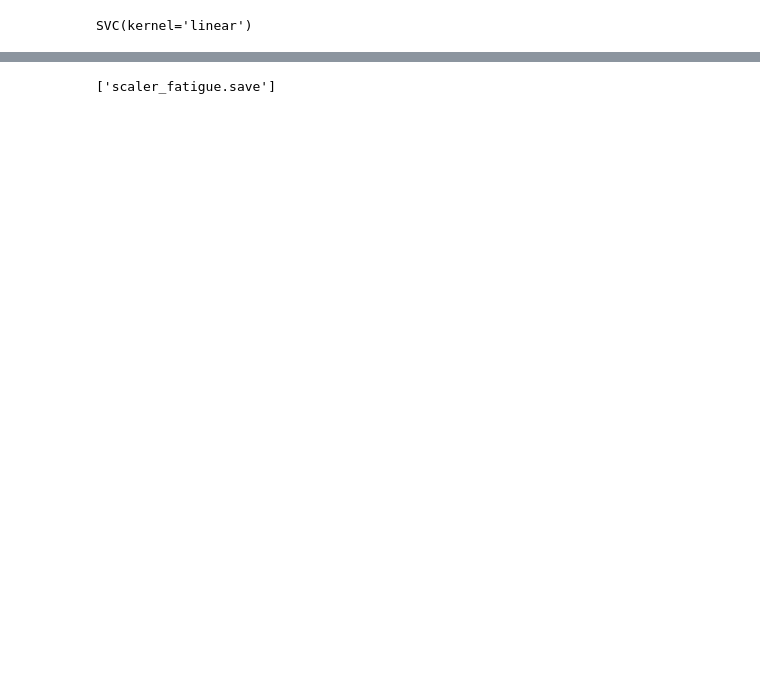
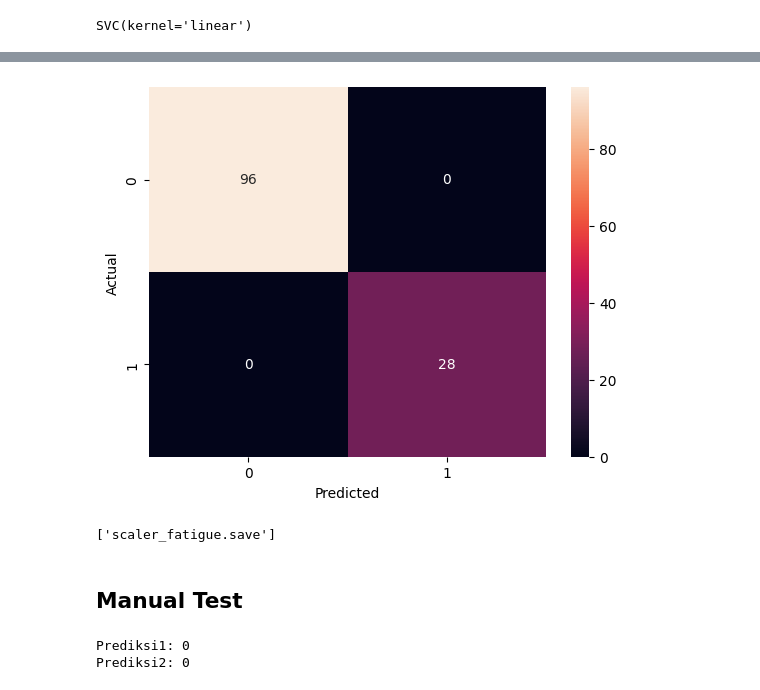
Before and after one commit to nurFattahh/fatigue_detection, a Jupyter notebook: notebooks/preprocessing.ipynb, the cells around one changed output, grey strips where cells are left out. Drawn from its saved outputs; the diff is of its cells as text; code cells hidden in the pictures; blank space fills up the shorter version.

```diff
--- a/notebooks/preprocessing.ipynb
+++ b/notebooks/preprocessing.ipynb
@@ -93,0 +126,8 @@ plt.show()
+# %%
+param_grid = {
+    'C': [0.1, 1, 10, 100],
+    'kernel': ['linear'],  # Tetap linear karena targetnya TinyML
+}
+# %%
+grid_search = GridSearchCV(SVC(), param_grid, cv=5, scoring='accuracy')
+grid_search.fit(X_train, y_train)
@@ -93,0 +138,7 @@ plt.show()
+# %%
+model = grid_search.best_estimator_
+y_pred_best = model.predict(X_test)
+print("=== Optimized Linear SVM (Grid Search) ===")
+print("Best Parameters:", grid_search.best_params_)
+print("Accuracy:", accuracy_score(y_test, y_pred_best))
+print(classification_report(y_test, y_pred_best))
@@ -94,3 +157,14 @@ plt.show()
+# %%
+from sklearn.metrics import confusion_matrix
+cm = confusion_matrix(y_test, y_pred_best)
+import matplotlib.pyplot as plt
+import seaborn as sns
+sns.heatmap(cm, annot=True, fmt='d')
+plt.xlabel('Predicted')
+plt.ylabel('Actual')
+plt.show()
+# %% [output]
+[figure, added]
 # %%
 # 8. Konversi model ke kode C untuk ESP32 (TinyML)
 c_code = m2c.export_to_c(model)
@@ -104,3 +178,30 @@ import joblib
 joblib.dump(scaler, "scaler_fatigue.save")
 # %% [output]
 ['scaler_fatigue.save']
+# %% [markdown]
+## Manual Test
+# %%
+import pandas as pd
+
+import numpy as np
+
+inputdata = [90.4,33.83,29.57] # BPM, Body,Ambient
+
+#metode 1
+input_manual = np.array([inputdata])  # BPM, BodyTemp, AmbientTemp
+input_manual_scaled = scaler.transform(input_manual)
+y_pred_manual = model.predict(input_manual_scaled)
+
+print("Prediksi1:", y_pred_manual[0])
+
+#metode 2
+feature_names = ['BPM', 'BodyTemperature', 'AmbientTemperature']
+
+input_data = pd.DataFrame([inputdata], columns=feature_names)
+input_scaled = scaler.transform(input_data)
+prediksi = model.predict(input_scaled)
+
+print("Prediksi2:", y_pred_manual[0])
+# %% [output]
+Prediksi1: 0
+Prediksi2: 0
```
Also changed, not shown: parts of 12 cells of this notebook, 3 other files.
